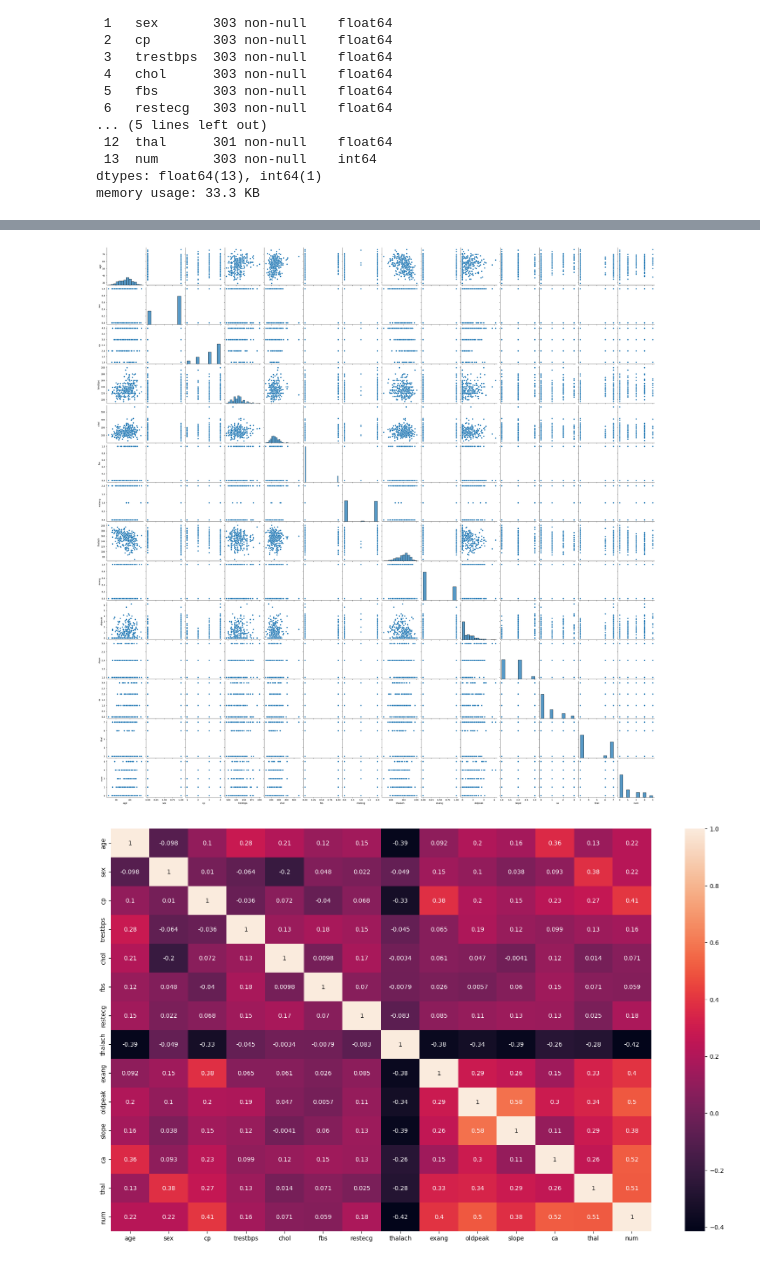
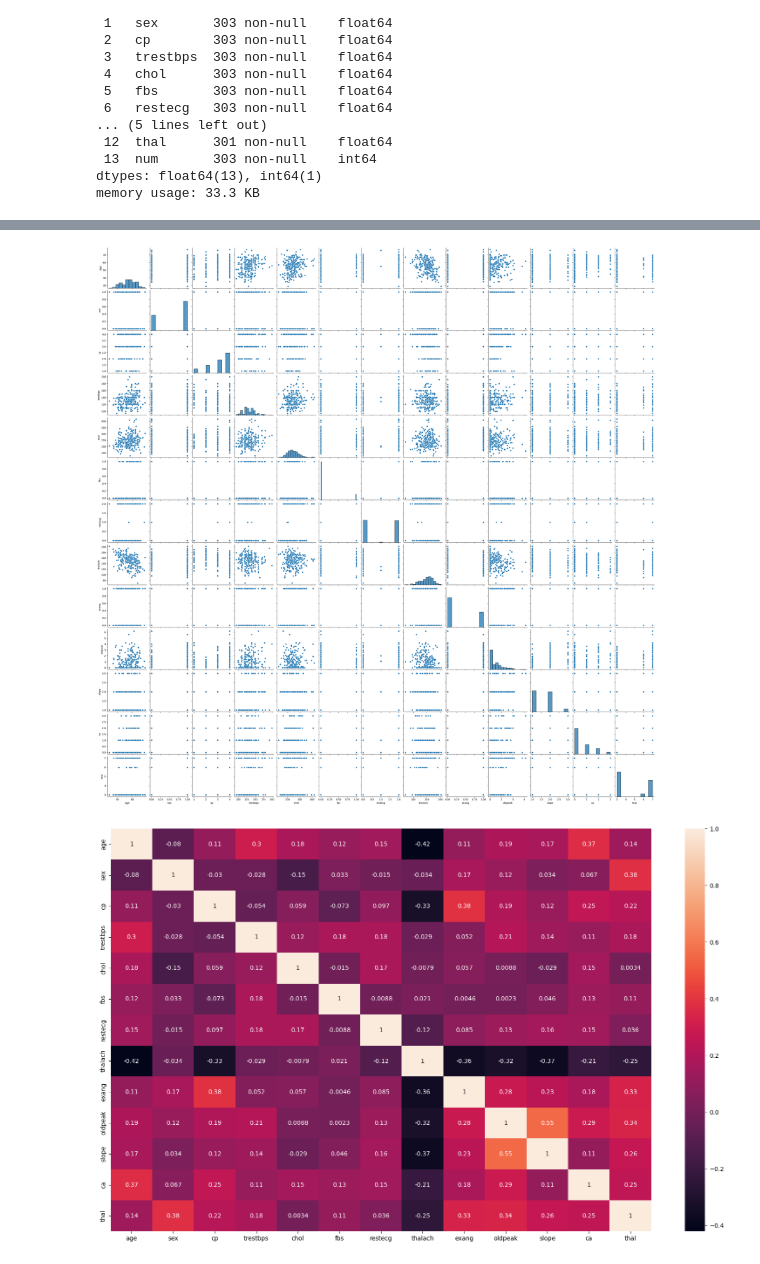
Before and after one commit to aarondwhite/DATA-3421-Final-Project, a Jupyter notebook: Final_Project.ipynb, the cells around one changed output, grey strips where cells are left out. Drawn from its saved outputs; the diff is of its cells as text; code cells hidden in the pictures.

```diff
--- a/Final_Project.ipynb
+++ b/Final_Project.ipynb
@@ -5,22 +5,12 @@ import matplotlib.pyplot as plt
 import seaborn as sns
 from sklearn.model_selection import train_test_split
 # %%
-names = [
-    'age',
-    'sex',
-    'cp',
-    'trestbps',
-    'chol',
-    'fbs',
-    'restecg',
-    'thalach',
-    'exang',
-    'oldpeak',
-    'slope',
-    'ca',
-    'thal',
-    'num'
-]
+names = ['age', 'sex', 'cp', 'trestbps', 'chol', 'fbs', 'restecg', 'thalach',
+    'exang', 'oldpeak', 'slope', 'ca', 'thal', 'num']
+
+numerical = ['age', 'trestbps', 'chol', 'thalach', 'oldpeak', 'ca']
+categorical = ['sex', 'cp', 'fbs', 'restecg', 'exang', 'slope', 'thal']
+target = ['num']
 # %%
 FILEPATH = './processed.cleveland.data'
 test_size = 0.2
@@ -130,4 +120,12 @@ Data columns (total 14 columns):
  13  num       303 non-null    int64
 dtypes: float64(13), int64(1)
 memory usage: 33.3 KB
+# %%
+X = df[names[:-1]]
+y = df[target]
+X_train, X_test, y_train, y_test = train_test_split(
+    X, y,
+    test_size=test_size,
+    random_state=seed
+)
 # %%
@@ -154,12 +151,12 @@ for col in columns:
 # %%
-sns.pairplot(df)
+sns.pairplot(X_train)
 plt.show()
 # %% [output]
-[figure, old version]
+[figure, new version]
 # %%
-corr = df.corr()
+corr = X_train.corr()
 plt.figure(figsize=(20,12))
 sns.heatmap(corr, annot=True)
 plt.show()
 # %% [output]
-[figure, old version]
+[figure, new version]
```
Also changed, not shown: parts of 9 cells of this notebook.
